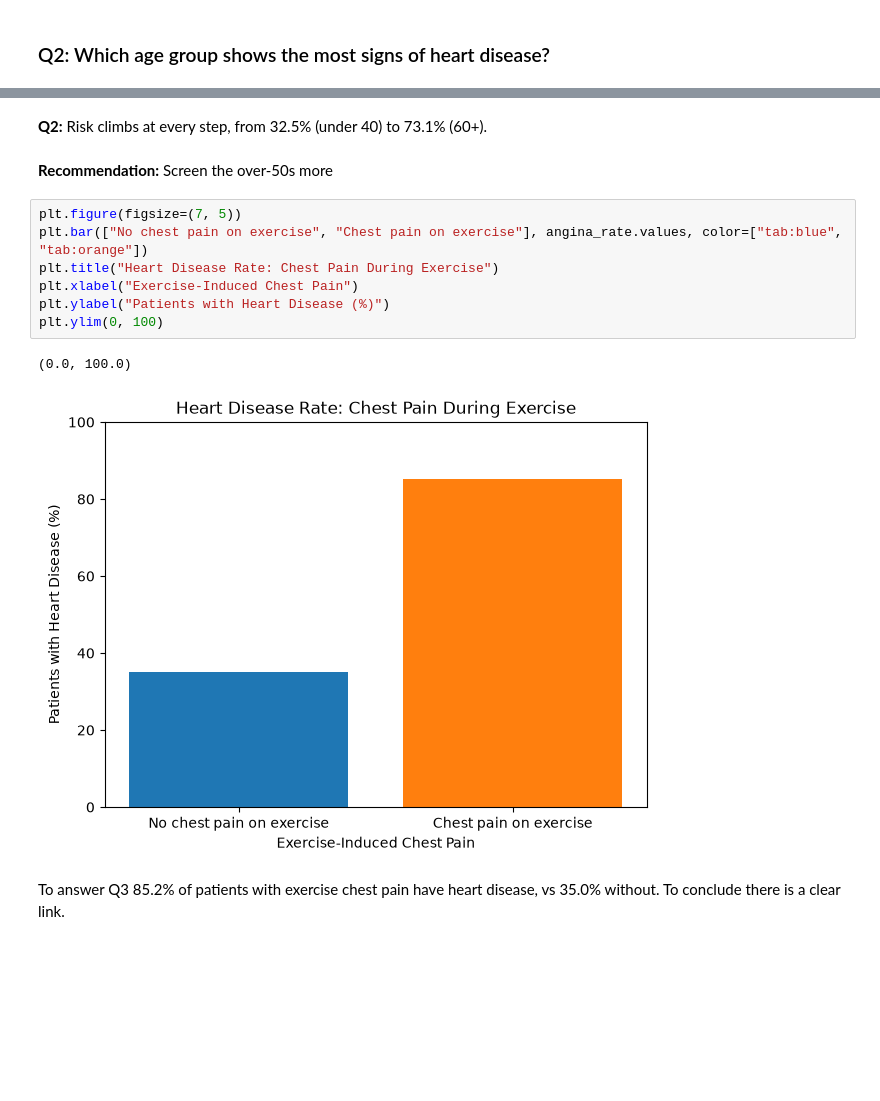
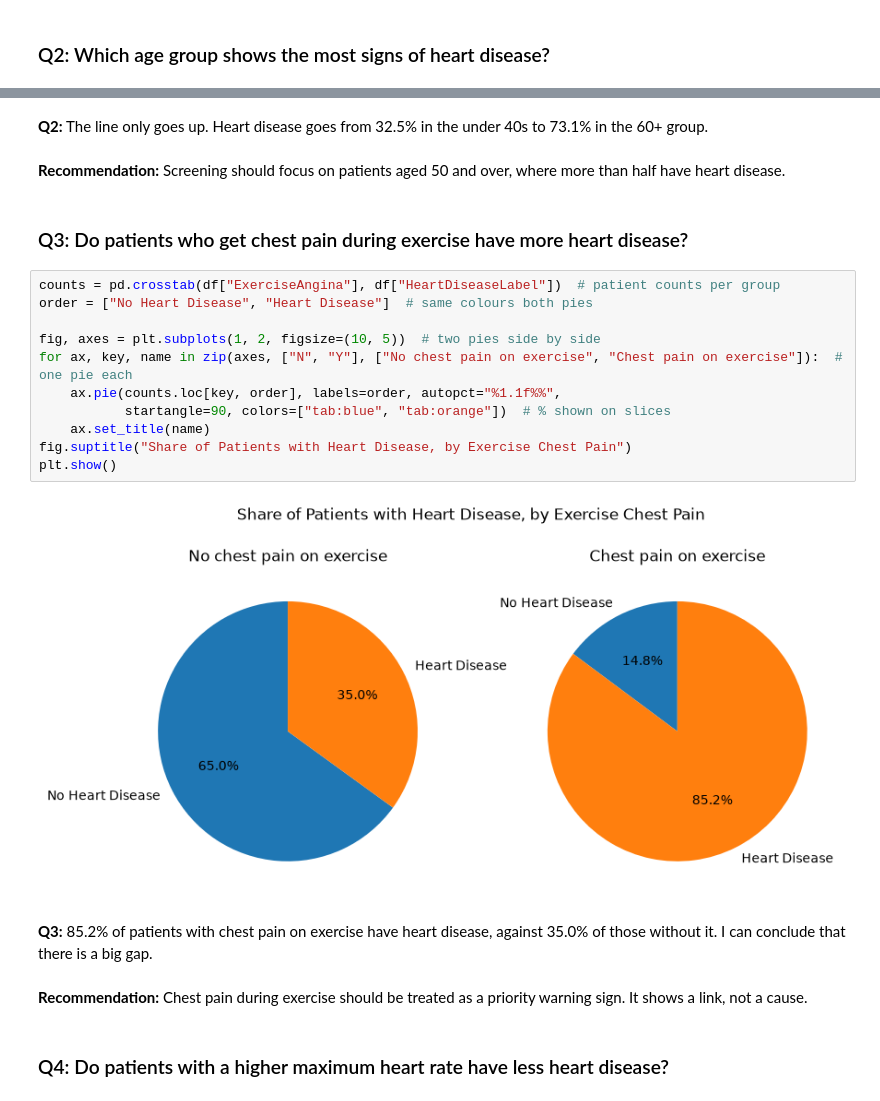
Before and after one commit to TuhinShaikh/Heart-Disease-Visualisation, a Jupyter notebook: Heart_Disease_Analysis.ipynb, the cells around one changed output, grey strips where cells are left out. Cells and saved outputs as stored; diff of their text form; blank space fills up the shorter version.

```diff
--- a/Heart_Disease_Analysis.ipynb
+++ b/Heart_Disease_Analysis.ipynb
@@ -463,19 +463,28 @@ Text(0, 0.5, 'Patients with Heart Disease (%)')
 # %% [markdown]
-**Q2:** Risk climbs at every step, from 32.5% (under 40) to 73.1% (60+).
+**Q2:** The line only goes up. Heart disease goes from 32.5% in the under 40s to 73.1% in the 60+ group.
 # %% [markdown]
- **Recommendation:** Screen the over-50s more
+ **Recommendation:** Screening should focus on patients aged 50 and over, where more than half have heart disease.
+# %% [markdown]
+### Q3: Do patients who get chest pain during exercise have more heart disease?
 # %%
-plt.figure(figsize=(7, 5))
-plt.bar(["No chest pain on exercise", "Chest pain on exercise"], angina_rate.values, color=["tab:blue", "tab:orange"])
-plt.title("Heart Disease Rate: Chest Pain During Exercise")
-plt.xlabel("Exercise-Induced Chest Pain")
-plt.ylabel("Patients with Heart Disease (%)")
-plt.ylim(0, 100)
+counts = pd.crosstab(df["ExerciseAngina"], df["HeartDiseaseLabel"])  # patient counts per group
+order = ["No Heart Disease", "Heart Disease"]  # same colours both pies
+
+fig, axes = plt.subplots(1, 2, figsize=(10, 5))  # two pies side by side
+for ax, key, name in zip(axes, ["N", "Y"], ["No chest pain on exercise", "Chest pain on exercise"]):  # one pie each
+    ax.pie(counts.loc[key, order], labels=order, autopct="%1.1f%%",
+           startangle=90, colors=["tab:blue", "tab:orange"])  # % shown on slices
+    ax.set_title(name)
+fig.suptitle("Share of Patients with Heart Disease, by Exercise Chest Pain")
+plt.show()
 # %% [output]
-(0.0, 100.0)
-[figure, old version]
+[figure, new version]
 # %% [markdown]
-To answer Q3 85.2% of patients with exercise chest pain have heart disease, vs 35.0% without. To conclude there is a clear link.
+**Q3:** 85.2% of patients with chest pain on exercise have heart disease, against 35.0% of those without it. I can conclude that there is a big gap.
+# %% [markdown]
+**Recommendation:** Chest pain during exercise should be treated as a priority warning sign. It shows a link, not a cause.
+# %% [markdown]
+### Q4: Do patients with a higher maximum heart rate have less heart disease?
 # %%
 plt.figure(figsize=(9, 5)) #Max heart rate distribution
 sns.histplot(data=df, x="MaxHR", hue="HeartDiseaseLabel", bins=25, kde=True)
```
Also changed, not shown: parts of 50 cells of this notebook.
